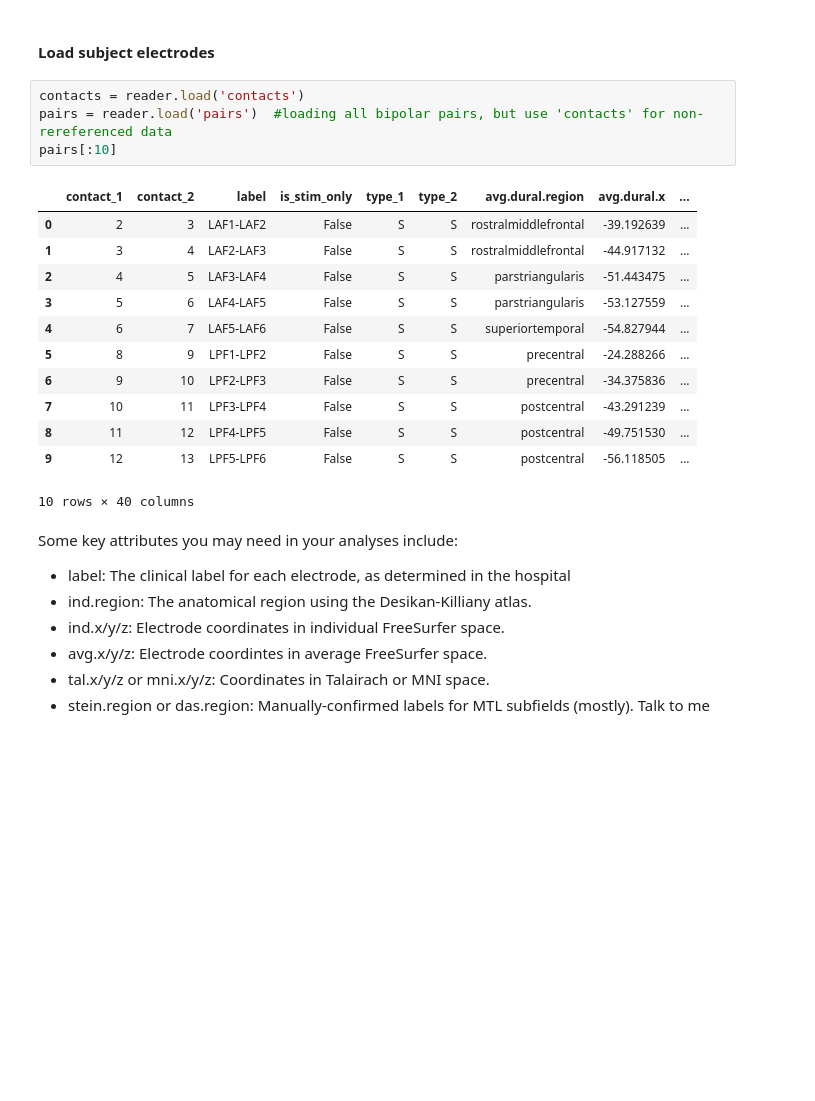
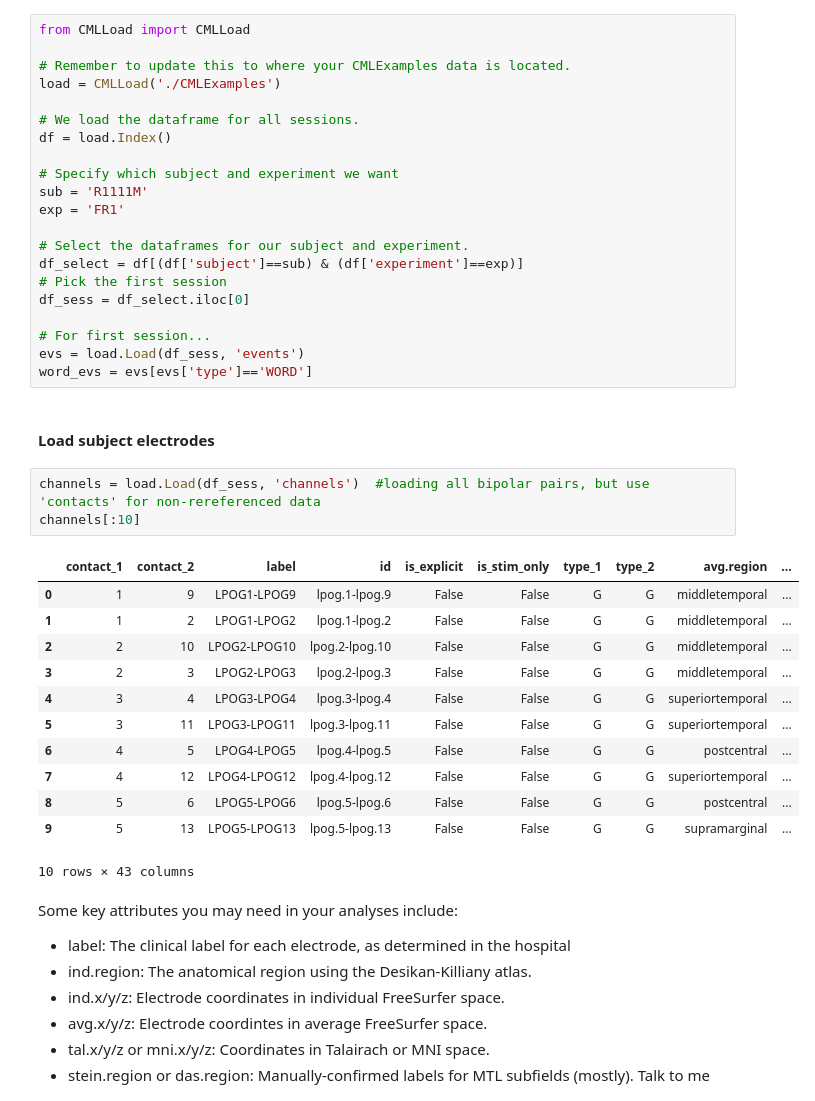
Before and after one commit to pennmem/PythonBootcamp, a Jupyter notebook: Day 3 - EEG, ERPs, MNE.ipynb, the cells around one changed output. Drawn from its saved outputs; the diff is of its cells as text; blank space fills up the shorter version.

```diff
--- a/Day 3 - EEG, ERPs, MNE.ipynb
+++ b/Day 3 - EEG, ERPs, MNE.ipynb
@@ -54,22 +33,42 @@ pairs = reader.load('pairs')
+# %%
+from CMLLoad import CMLLoad
+
+# Remember to update this to where your CMLExamples data is located.
+load = CMLLoad('./CMLExamples')
+
+# We load the dataframe for all sessions.
+df = load.Index()
+
+# Specify which subject and experiment we want
+sub = 'R1111M'
+exp = 'FR1'
+
+# Select the dataframes for our subject and experiment.
+df_select = df[(df['subject']==sub) & (df['experiment']==exp)]
+# Pick the first session
+df_sess = df_select.iloc[0]
+
+# For first session...
+evs = load.Load(df_sess, 'events')
+word_evs = evs[evs['type']=='WORD']
 # %% [markdown]
 #### Load subject electrodes
 # %%
-contacts = reader.load('contacts')
-pairs = reader.load('pairs')  #loading all bipolar pairs, but use 'contacts' for non-rereferenced data
-pairs[:10]
+channels = load.Load(df_sess, 'channels')  #loading all bipolar pairs, but use 'contacts' for non-rereferenced data
+channels[:10]
 # %% [output]
-|  | contact_1 | contact_2 | label | is_stim_only | type_1 | type_2 | avg.dural.region | avg.dural.x | ... |
-| 0 | 2 | 3 | LAF1-LAF2 | False | S | S | rostralmiddlefrontal | -39.192639 | ... |
-| 1 | 3 | 4 | LAF2-LAF3 | False | S | S | rostralmiddlefrontal | -44.917132 | ... |
-| 2 | 4 | 5 | LAF3-LAF4 | False | S | S | parstriangularis | -51.443475 | ... |
-| 3 | 5 | 6 | LAF4-LAF5 | False | S | S | parstriangularis | -53.127559 | ... |
-| 4 | 6 | 7 | LAF5-LAF6 | False | S | S | superiortemporal | -54.827944 | ... |
-| 5 | 8 | 9 | LPF1-LPF2 | False | S | S | precentral | -24.288266 | ... |
-| 6 | 9 | 10 | LPF2-LPF3 | False | S | S | precentral | -34.375836 | ... |
-| 7 | 10 | 11 | LPF3-LPF4 | False | S | S | postcentral | -43.291239 | ... |
-| 8 | 11 | 12 | LPF4-LPF5 | False | S | S | postcentral | -49.751530 | ... |
-| 9 | 12 | 13 | LPF5-LPF6 | False | S | S | postcentral | -56.118505 | ... |
+|  | contact_1 | contact_2 | label | id | is_explicit | is_stim_only | type_1 | type_2 | avg.region | ... |
+| 0 | 1 | 9 | LPOG1-LPOG9 | lpog.1-lpog.9 | False | False | G | G | middletemporal | ... |
+| 1 | 1 | 2 | LPOG1-LPOG2 | lpog.1-lpog.2 | False | False | G | G | middletemporal | ... |
+| 2 | 2 | 10 | LPOG2-LPOG10 | lpog.2-lpog.10 | False | False | G | G | middletemporal | ... |
+| 3 | 2 | 3 | LPOG2-LPOG3 | lpog.2-lpog.3 | False | False | G | G | middletemporal | ... |
+| 4 | 3 | 4 | LPOG3-LPOG4 | lpog.3-lpog.4 | False | False | G | G | superiortemporal | ... |
+| 5 | 3 | 11 | LPOG3-LPOG11 | lpog.3-lpog.11 | False | False | G | G | superiortemporal | ... |
+| 6 | 4 | 5 | LPOG4-LPOG5 | lpog.4-lpog.5 | False | False | G | G | postcentral | ... |
+| 7 | 4 | 12 | LPOG4-LPOG12 | lpog.4-lpog.12 | False | False | G | G | superiortemporal | ... |
+| 8 | 5 | 6 | LPOG5-LPOG6 | lpog.5-lpog.6 | False | False | G | G | postcentral | ... |
+| 9 | 5 | 13 | LPOG5-LPOG13 | lpog.5-lpog.13 | False | False | G | G | supramarginal | ... |
-10 rows × 40 columns
+10 rows × 43 columns
 # %% [markdown]
 Some key attributes you may need in your analyses include:
 * label: The clinical label for each electrode, as determined in the hospital
```
Also changed, not shown: parts of 15 cells of this notebook, 23 other files.
